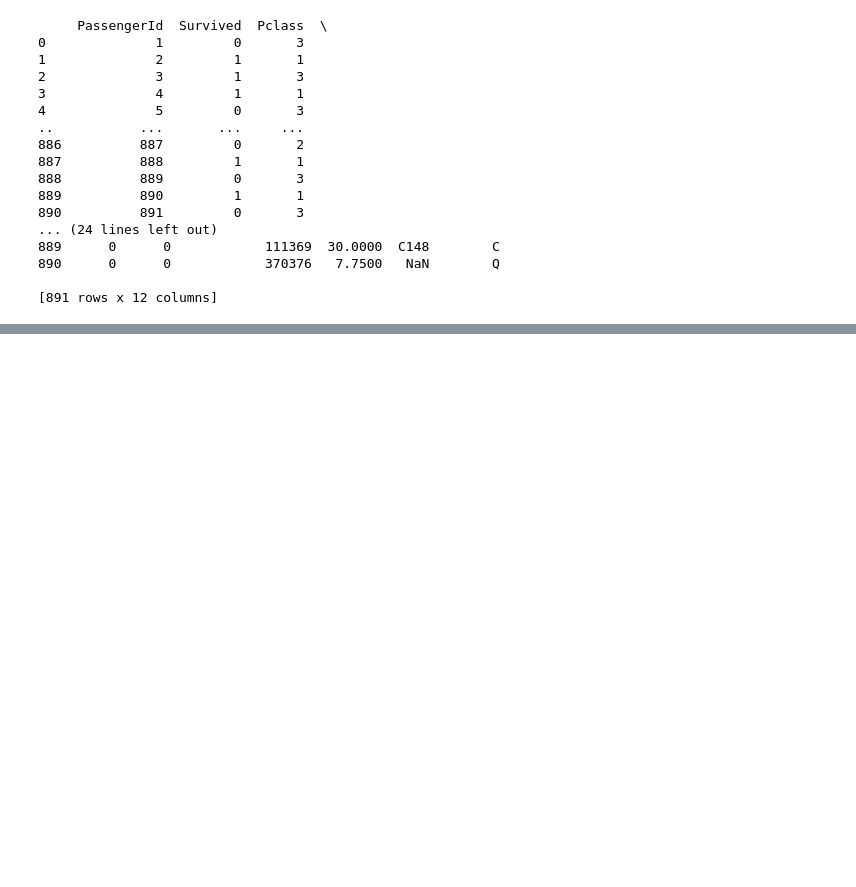
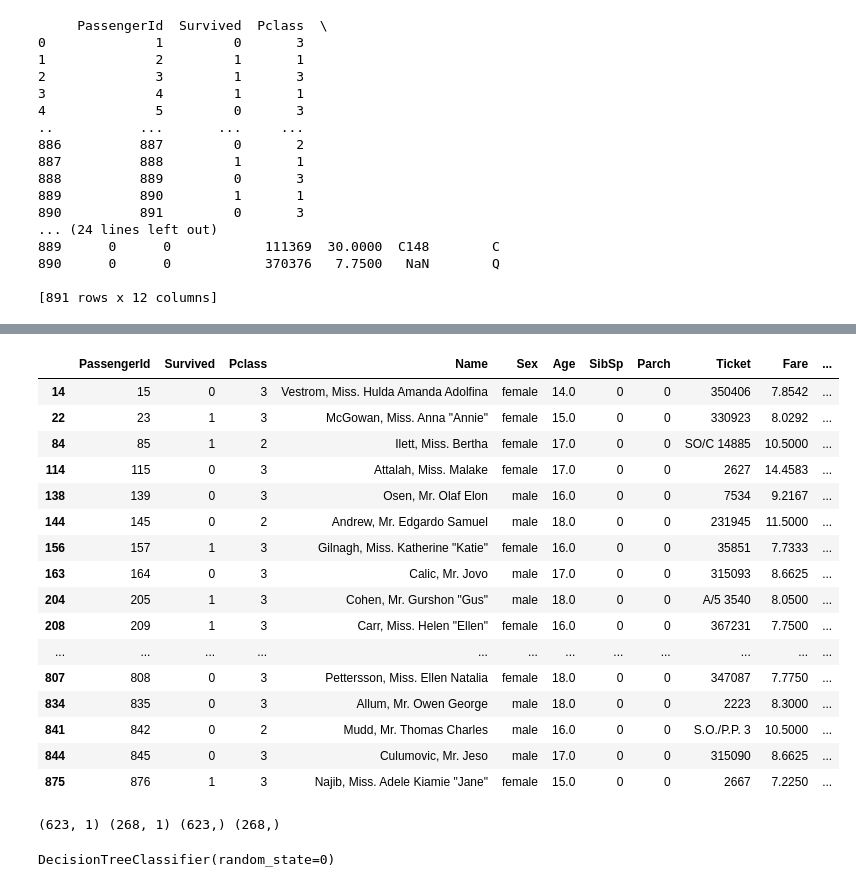
Before and after one commit to daisan2508/data-analysis-basic-kadai, a Jupyter notebook: kadai_000/タイタニックのデータセットを使って前処理の練習.ipynb, the cells around one changed output, grey strips where cells are left out. Cells and saved outputs as stored; diff of their text form; code cells hidden in the pictures; blank space fills up the shorter version.

```diff
--- a/kadai_000/タイタニックのデータセットを使って前処理の練習.ipynb
+++ b/kadai_000/タイタニックのデータセットを使って前処理の練習.ipynb
@@ -179,0 +195,6 @@ plt.show()
+# %%
+#タイタニック号の沈没で生き残った人はどのような人か想像します。（例：1人で乗船した人（家族連れでない人）は生き残ってなさそう）
+#データフレームにカラムを追加（df['alone_flg'] = df['SibSp'] + df['Parch'] == 0）
+df['alone_flg'] = df['SibSp'] + df['Parch'] == 0
+df['alone_flg'] = (df['alone_flg'] == 0).astype(int)
+df
@@ -179,0 +225,44 @@ plt.show()
+# %%
+#age18以下のalone_flgがどれほど存在するか
+df[(df['Age'] <= 18) & (df['alone_flg'] == 0)]
+# %% [output]
+|  | PassengerId | Survived | Pclass | Name | Sex | Age | SibSp | Parch | Ticket | Fare | ... |
+| 14 | 15 | 0 | 3 | Vestrom, Miss. Hulda Amanda Adolfina | female | 14.0 | 0 | 0 | 350406 | 7.8542 | ... |
+| 22 | 23 | 1 | 3 | McGowan, Miss. Anna "Annie" | female | 15.0 | 0 | 0 | 330923 | 8.0292 | ... |
+| 84 | 85 | 1 | 2 | Ilett, Miss. Bertha | female | 17.0 | 0 | 0 | SO/C 14885 | 10.5000 | ... |
+| 114 | 115 | 0 | 3 | Attalah, Miss. Malake | female | 17.0 | 0 | 0 | 2627 | 14.4583 | ... |
+| 138 | 139 | 0 | 3 | Osen, Mr. Olaf Elon | male | 16.0 | 0 | 0 | 7534 | 9.2167 | ... |
+| 144 | 145 | 0 | 2 | Andrew, Mr. Edgardo Samuel | male | 18.0 | 0 | 0 | 231945 | 11.5000 | ... |
+| 156 | 157 | 1 | 3 | Gilnagh, Miss. Katherine "Katie" | female | 16.0 | 0 | 0 | 35851 | 7.7333 | ... |
+| 163 | 164 | 0 | 3 | Calic, Mr. Jovo | male | 17.0 | 0 | 0 | 315093 | 8.6625 | ... |
+| 204 | 205 | 1 | 3 | Cohen, Mr. Gurshon "Gus" | male | 18.0 | 0 | 0 | A/5 3540 | 8.0500 | ... |
+| 208 | 209 | 1 | 3 | Carr, Miss. Helen "Ellen" | female | 16.0 | 0 | 0 | 367231 | 7.7500 | ... |
+| ... | ... | ... | ... | ... | ... | ... | ... | ... | ... | ... | ... |
+| 807 | 808 | 0 | 3 | Pettersson, Miss. Ellen Natalia | female | 18.0 | 0 | 0 | 347087 | 7.7750 | ... |
+| 834 | 835 | 0 | 3 | Allum, Mr. Owen George | male | 18.0 | 0 | 0 | 2223 | 8.3000 | ... |
+| 841 | 842 | 0 | 2 | Mudd, Mr. Thomas Charles | male | 16.0 | 0 | 0 | S.O./P.P. 3 | 10.5000 | ... |
+| 844 | 845 | 0 | 3 | Culumovic, Mr. Jeso | male | 17.0 | 0 | 0 | 315090 | 8.6625 | ... |
+| 875 | 876 | 1 | 3 | Najib, Miss. Adele Kiamie "Jane" | female | 15.0 | 0 | 0 | 2667 | 7.2250 | ... |
+# %%
+#目的変数YはSurvived
+#説明変数Xはalone_flg
+#学習データとテストデータに分割
+X = df[['alone_flg']].to_numpy()
+y = df['Survived'].to_numpy()
+
+#train_test_split関数をインポートし、168と10に学習データとテストデータに分割
+from sklearn.model_selection import train_test_split
+X_train, X_test, y_train, y_test = train_test_split(X, y, test_size=0.3, random_state=0)
+
+#分割後のデータ数
+print(X_train.shape, X_test.shape, y_train.shape, y_test.shape)
+# %% [output]
+(623, 1) (268, 1) (623,) (268,)
+# %%
+#予測モデルの学習
+from sklearn.tree import DecisionTreeClassifier
+model = DecisionTreeClassifier(random_state=0)
+
+model.fit(X_train, y_train)
+# %% [output]
+DecisionTreeClassifier(random_state=0)
```
Also changed, not shown: parts of 19 cells of this notebook.
